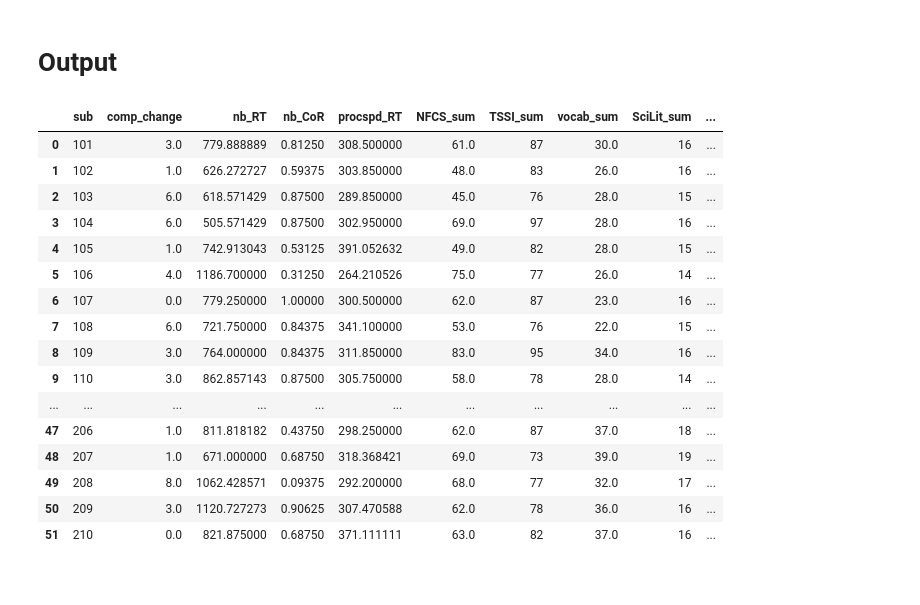
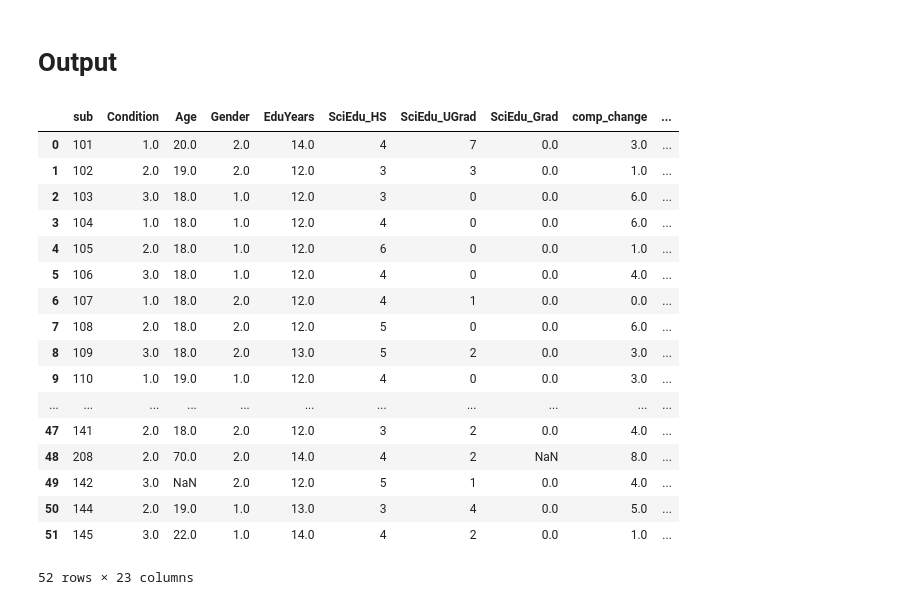
Before and after one commit to lighthall-lab/scilearn, a Jupyter notebook: 0.4.join_data.ipynb, the cells around one changed output. Cells and saved outputs as stored; diff of their text form; code cells hidden in the pictures.

Commit message:
reintroducing demographcis

```diff
--- a/0.4.join_data.ipynb
+++ b/0.4.join_data.ipynb
@@ -63,0 +70,5 @@ frames[3].head()
+# %%
+demog_df = frames[3][[
+    'sub','Condition','Age','Gender','EduYears','SciEdu_HS','SciEdu_UGrad','SciEdu_Grad'
+]]
+demog_df.head()
@@ -172,32 +193,34 @@ vocab_df.head()
 # %% [markdown]
 # Output
 # %%
-output_df = comp_df.merge(nback_df[['sub','nb_RT','nb_CoR']])
+output_df = demog_df.merge(comp_df[['sub','comp_change']])
+output_df = output_df.merge(nback_df[['sub','nb_RT','nb_CoR']])
 output_df = output_df.merge(procspd_df[['sub','procspd_RT']])
 output_df = output_df.merge(nfcs_df[['sub','NFCS_sum']])
 output_df = output_df.merge(tssi_df[['sub','TSSI_sum']])
 output_df = output_df.merge(vocab_df[['sub','vocab_sum']])
 output_df = output_df.merge(sciLit_df[['sub','SciLit_sum']])
 output_df = output_df.merge(scitude_df[['sub','SciTude_sum']])
 output_df = output_df.merge(o2xp_df[['sub','O1_sum','O2_sum','O3_sum','O4_sum','O5_sum','O6_sum']])
 output_df
 # %% [output]
-|  | sub | comp_change | nb_RT | nb_CoR | procspd_RT | NFCS_sum | TSSI_sum | vocab_sum | SciLit_sum | ... |
-| 0 | 101 | 3.0 | 779.888889 | 0.81250 | 308.500000 | 61.0 | 87 | 30.0 | 16 | ... |
-| 1 | 102 | 1.0 | 626.272727 | 0.59375 | 303.850000 | 48.0 | 83 | 26.0 | 16 | ... |
-| 2 | 103 | 6.0 | 618.571429 | 0.87500 | 289.850000 | 45.0 | 76 | 28.0 | 15 | ... |
-| 3 | 104 | 6.0 | 505.571429 | 0.87500 | 302.950000 | 69.0 | 97 | 28.0 | 16 | ... |
-| 4 | 105 | 1.0 | 742.913043 | 0.53125 | 391.052632 | 49.0 | 82 | 28.0 | 15 | ... |
-| 5 | 106 | 4.0 | 1186.700000 | 0.31250 | 264.210526 | 75.0 | 77 | 26.0 | 14 | ... |
-| 6 | 107 | 0.0 | 779.250000 | 1.00000 | 300.500000 | 62.0 | 87 | 23.0 | 16 | ... |
-| 7 | 108 | 6.0 | 721.750000 | 0.84375 | 341.100000 | 53.0 | 76 | 22.0 | 15 | ... |
-| 8 | 109 | 3.0 | 764.000000 | 0.84375 | 311.850000 | 83.0 | 95 | 34.0 | 16 | ... |
-| 9 | 110 | 3.0 | 862.857143 | 0.87500 | 305.750000 | 58.0 | 78 | 28.0 | 14 | ... |
+|  | sub | Condition | Age | Gender | EduYears | SciEdu_HS | SciEdu_UGrad | SciEdu_Grad | comp_change | ... |
+| 0 | 101 | 1.0 | 20.0 | 2.0 | 14.0 | 4 | 7 | 0.0 | 3.0 | ... |
+| 1 | 102 | 2.0 | 19.0 | 2.0 | 12.0 | 3 | 3 | 0.0 | 1.0 | ... |
+| 2 | 103 | 3.0 | 18.0 | 1.0 | 12.0 | 3 | 0 | 0.0 | 6.0 | ... |
+| 3 | 104 | 1.0 | 18.0 | 1.0 | 12.0 | 4 | 0 | 0.0 | 6.0 | ... |
+| 4 | 105 | 2.0 | 18.0 | 1.0 | 12.0 | 6 | 0 | 0.0 | 1.0 | ... |
+| 5 | 106 | 3.0 | 18.0 | 1.0 | 12.0 | 4 | 0 | 0.0 | 4.0 | ... |
+| 6 | 107 | 1.0 | 18.0 | 2.0 | 12.0 | 4 | 1 | 0.0 | 0.0 | ... |
+| 7 | 108 | 2.0 | 18.0 | 2.0 | 12.0 | 5 | 0 | 0.0 | 6.0 | ... |
+| 8 | 109 | 3.0 | 18.0 | 2.0 | 13.0 | 5 | 2 | 0.0 | 3.0 | ... |
+| 9 | 110 | 1.0 | 19.0 | 1.0 | 12.0 | 4 | 0 | 0.0 | 3.0 | ... |
 | ... | ... | ... | ... | ... | ... | ... | ... | ... | ... | ... |
-| 47 | 206 | 1.0 | 811.818182 | 0.43750 | 298.250000 | 62.0 | 87 | 37.0 | 18 | ... |
-| 48 | 207 | 1.0 | 671.000000 | 0.68750 | 318.368421 | 69.0 | 73 | 39.0 | 19 | ... |
-| 49 | 208 | 8.0 | 1062.428571 | 0.09375 | 292.200000 | 68.0 | 77 | 32.0 | 17 | ... |
-| 50 | 209 | 3.0 | 1120.727273 | 0.90625 | 307.470588 | 62.0 | 78 | 36.0 | 16 | ... |
-| 51 | 210 | 0.0 | 821.875000 | 0.68750 | 371.111111 | 63.0 | 82 | 37.0 | 16 | ... |
+| 47 | 141 | 2.0 | 18.0 | 2.0 | 12.0 | 3 | 2 | 0.0 | 4.0 | ... |
+| 48 | 208 | 2.0 | 70.0 | 2.0 | 14.0 | 4 | 2 | NaN | 8.0 | ... |
+| 49 | 142 | 3.0 | NaN | 2.0 | 12.0 | 5 | 1 | 0.0 | 4.0 | ... |
+| 50 | 144 | 2.0 | 19.0 | 1.0 | 13.0 | 3 | 4 | 0.0 | 5.0 | ... |
+| 51 | 145 | 3.0 | 22.0 | 1.0 | 14.0 | 4 | 2 | 0.0 | 1.0 | ... |
+52 rows × 23 columns
 # %%
 output_df.to_csv(os.path.join(output_dir,'subject_level_data.csv'),index=False)
```
Also changed, not shown: parts of 4 cells of this notebook.
